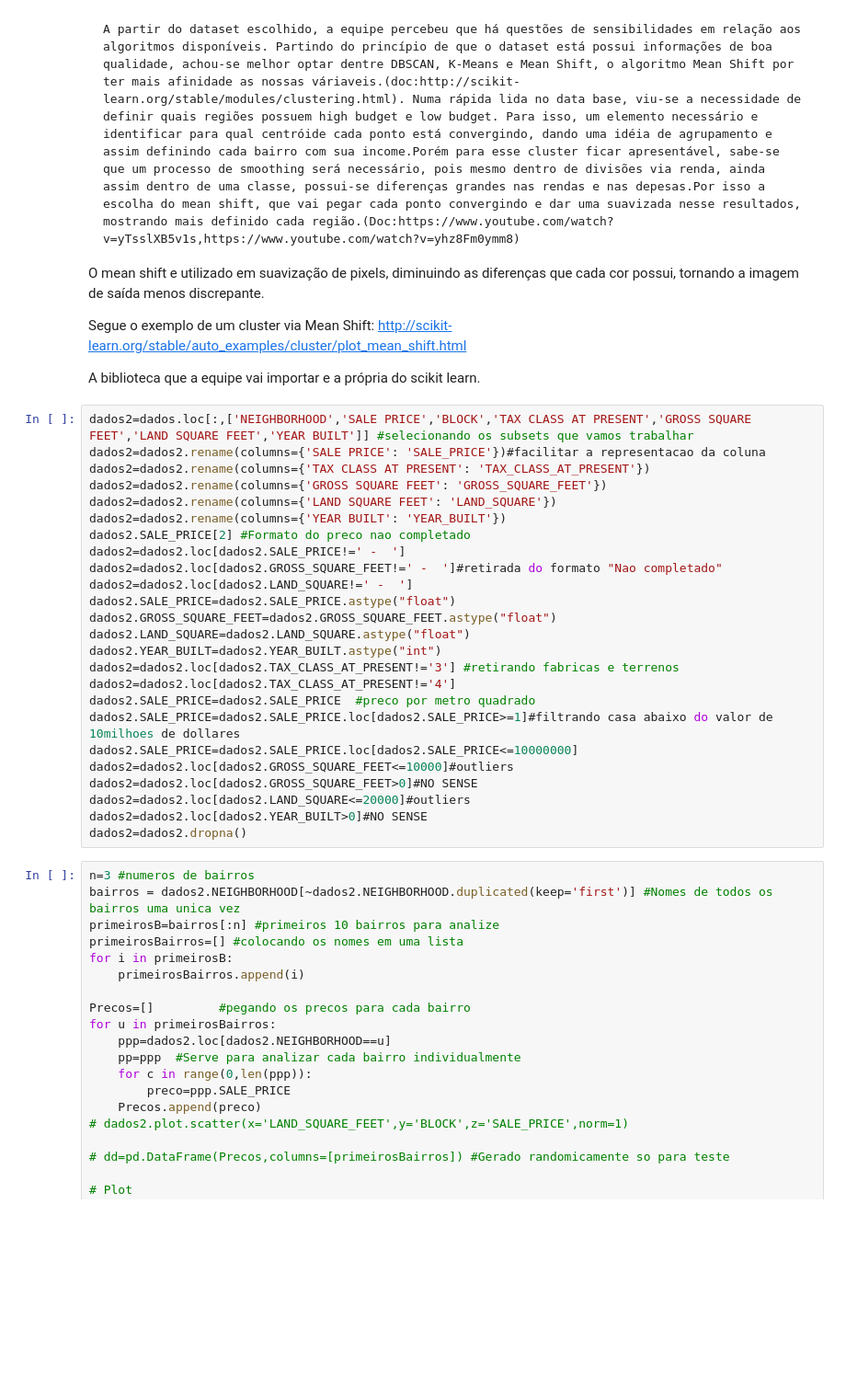
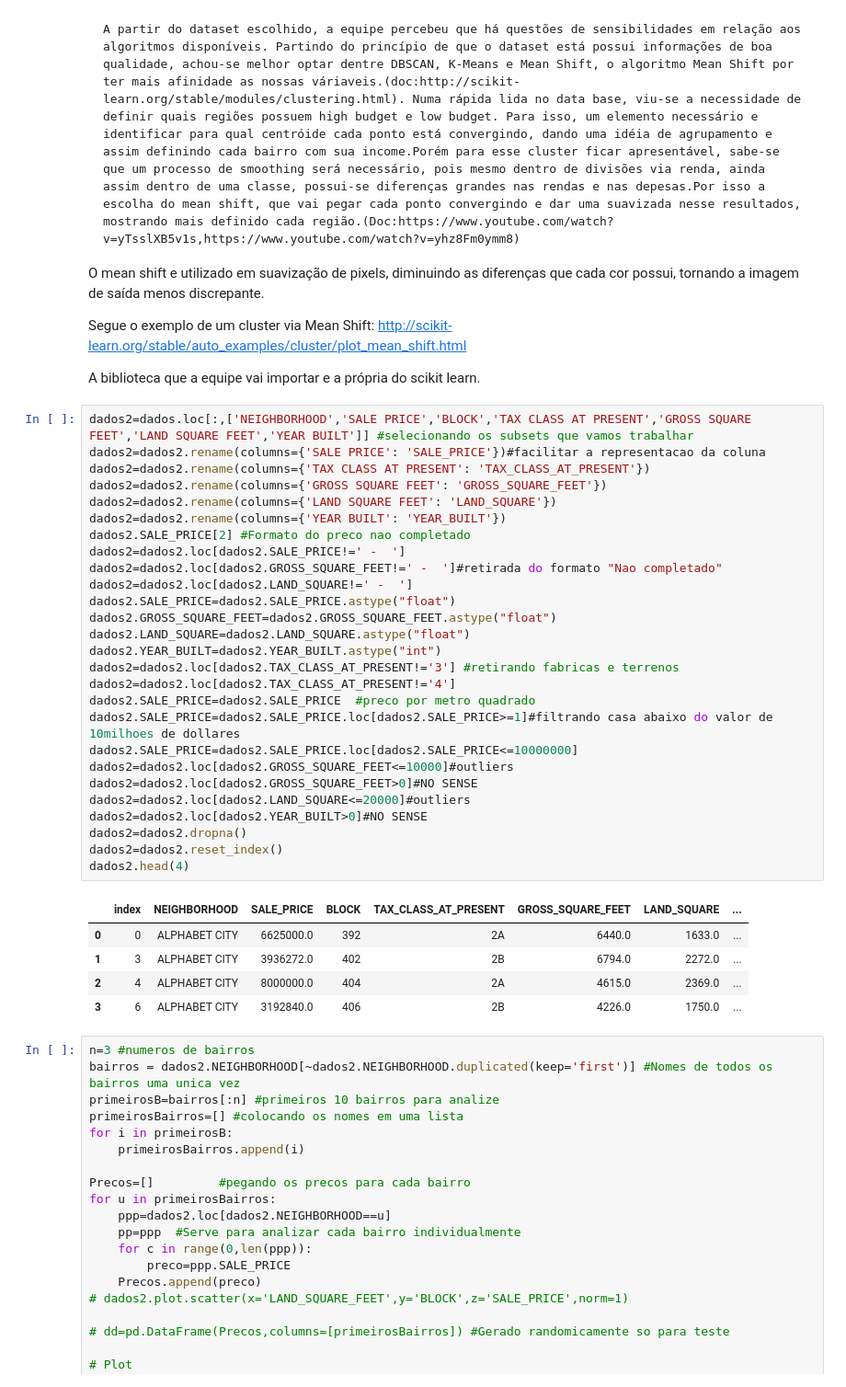
Before and after one commit to AntonioAndraues/Pj3_Ciencia_dos_Dados, a Jupyter notebook: Projeto+3+ (1).ipynb, the cells around one changed output. Shown: that part at 92% size. Cells and saved outputs as stored; diff of their text form; blank space fills up the shorter version.

```diff
--- a/Projeto+3+ (1).ipynb
+++ b/Projeto+3+ (1).ipynb
@@ -58,28 +59,36 @@ dados
 # %%
 dados2=dados.loc[:,['NEIGHBORHOOD','SALE PRICE','BLOCK','TAX CLASS AT PRESENT','GROSS SQUARE FEET','LAND SQUARE FEET','YEAR BUILT']] #selecionando os subsets que vamos trabalhar
 dados2=dados2.rename(columns={'SALE PRICE': 'SALE_PRICE'})#facilitar a representacao da coluna
 dados2=dados2.rename(columns={'TAX CLASS AT PRESENT': 'TAX_CLASS_AT_PRESENT'})
 dados2=dados2.rename(columns={'GROSS SQUARE FEET': 'GROSS_SQUARE_FEET'})
 dados2=dados2.rename(columns={'LAND SQUARE FEET': 'LAND_SQUARE'})
 dados2=dados2.rename(columns={'YEAR BUILT': 'YEAR_BUILT'})
 dados2.SALE_PRICE[2] #Formato do preco nao completado
 dados2=dados2.loc[dados2.SALE_PRICE!=' -  ']
 dados2=dados2.loc[dados2.GROSS_SQUARE_FEET!=' -  ']#retirada do formato "Nao completado"
 dados2=dados2.loc[dados2.LAND_SQUARE!=' -  ']
 dados2.SALE_PRICE=dados2.SALE_PRICE.astype("float")
 dados2.GROSS_SQUARE_FEET=dados2.GROSS_SQUARE_FEET.astype("float")
 dados2.LAND_SQUARE=dados2.LAND_SQUARE.astype("float")
 dados2.YEAR_BUILT=dados2.YEAR_BUILT.astype("int")
 dados2=dados2.loc[dados2.TAX_CLASS_AT_PRESENT!='3'] #retirando fabricas e terrenos
 dados2=dados2.loc[dados2.TAX_CLASS_AT_PRESENT!='4']
 dados2.SALE_PRICE=dados2.SALE_PRICE  #preco por metro quadrado
 dados2.SALE_PRICE=dados2.SALE_PRICE.loc[dados2.SALE_PRICE>=1]#filtrando casa abaixo do valor de 10milhoes de dollares
 dados2.SALE_PRICE=dados2.SALE_PRICE.loc[dados2.SALE_PRICE<=10000000]
 dados2=dados2.loc[dados2.GROSS_SQUARE_FEET<=10000]#outliers
 dados2=dados2.loc[dados2.GROSS_SQUARE_FEET>0]#NO SENSE
 dados2=dados2.loc[dados2.LAND_SQUARE<=20000]#outliers
 dados2=dados2.loc[dados2.YEAR_BUILT>0]#NO SENSE
 dados2=dados2.dropna()
+dados2=dados2.reset_index()
+dados2.head(4)
+# %% [output]
+|  | index | NEIGHBORHOOD | SALE_PRICE | BLOCK | TAX_CLASS_AT_PRESENT | GROSS_SQUARE_FEET | LAND_SQUARE | ... |
+| 0 | 0 | ALPHABET CITY | 6625000.0 | 392 | 2A | 6440.0 | 1633.0 | ... |
+| 1 | 3 | ALPHABET CITY | 3936272.0 | 402 | 2B | 6794.0 | 2272.0 | ... |
+| 2 | 4 | ALPHABET CITY | 8000000.0 | 404 | 2A | 4615.0 | 2369.0 | ... |
+| 3 | 6 | ALPHABET CITY | 3192840.0 | 406 | 2B | 4226.0 | 1750.0 | ... |
 # %%
 n=3 #numeros de bairros
 bairros = dados2.NEIGHBORHOOD[~dados2.NEIGHBORHOOD.duplicated(keep='first')] #Nomes de todos os bairros uma unica vez
```
Also changed, not shown: parts of 9 cells of this notebook.
